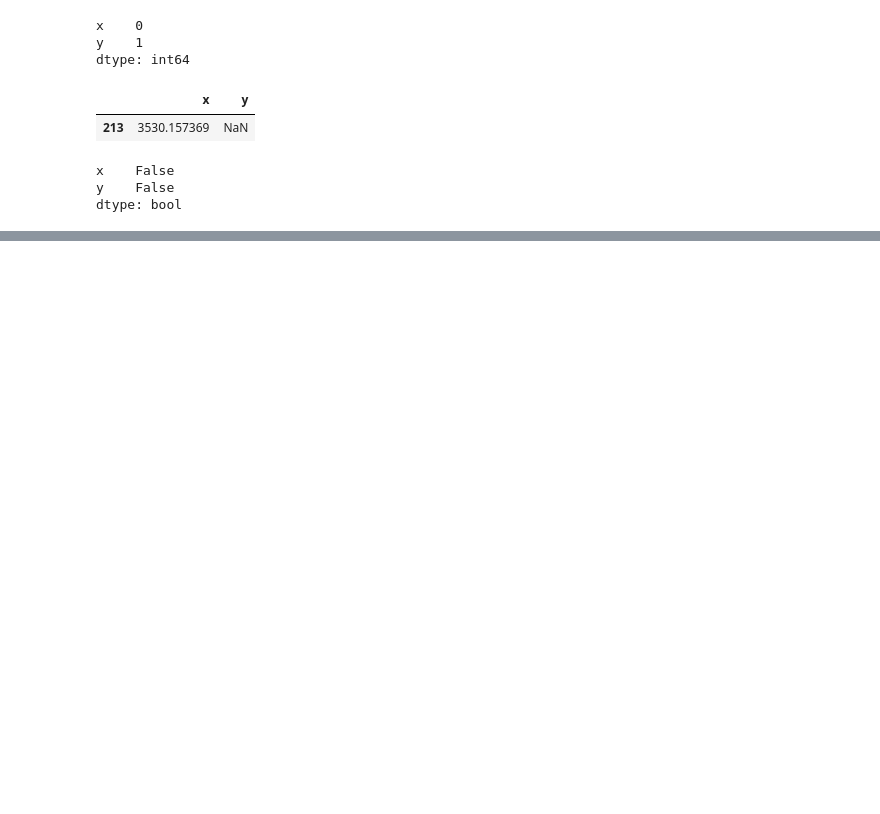
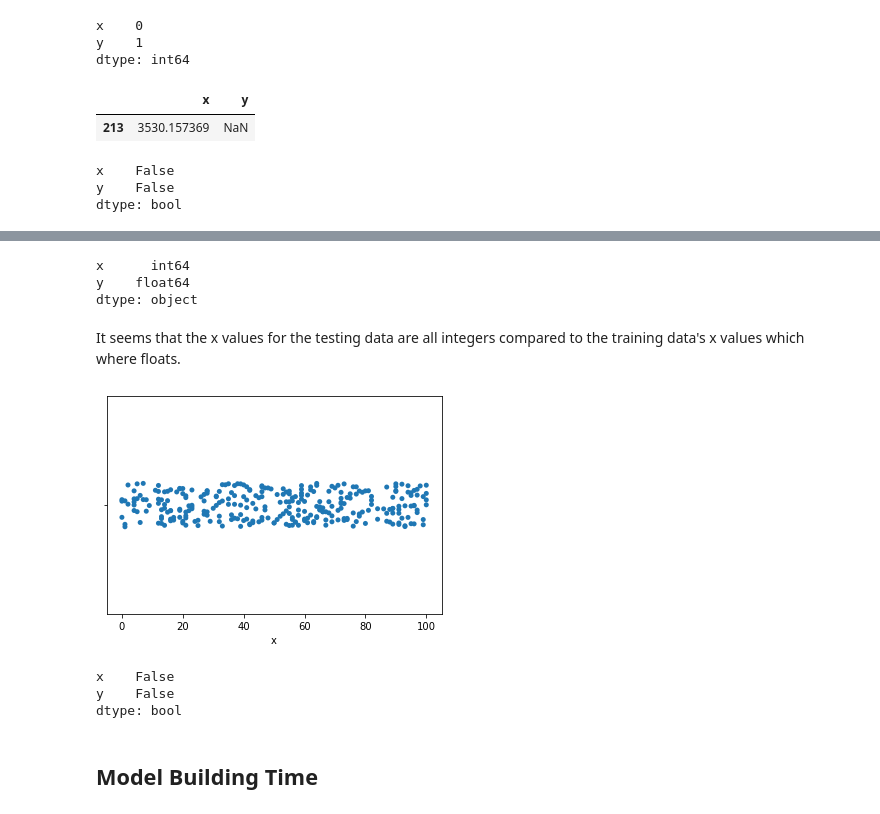
Before and after one commit to beginner-codes/project-ideas, a Jupyter notebook: solutions/linear-regression.ipynb, the cells around one changed output, grey strips where cells are left out. Saved outputs shown, nothing was run; the diff lists cells and outputs as text; code cells hidden in the pictures; blank space fills up the shorter version.

```diff
--- a/solutions/linear-regression.ipynb
+++ b/solutions/linear-regression.ipynb
@@ -74,0 +103,23 @@ There do not seem to be any outliers, the plot seems to linear in nature, and th
+# %%
+# Make sure the datatypes in the testing data are also correct
+test_df.dtypes
+# %% [output]
+x      int64
+y    float64
+dtype: object
+# %% [markdown]
+It seems that the x values for the testing data are all integers compared to the training data's x values which where floats.
+# %%
+# Check the spread of the testing data's x values
+sns.stripplot(x="x", data=test_df);
+# %% [output]
+[figure, added]
+# %%
+# Check no missing values
+test_df.isnull().any()
+# %% [output]
+x    False
+y    False
+dtype: bool
+# %% [markdown]
+## Model Building Time
```
Also changed, not shown: parts of 24 cells of this notebook.
